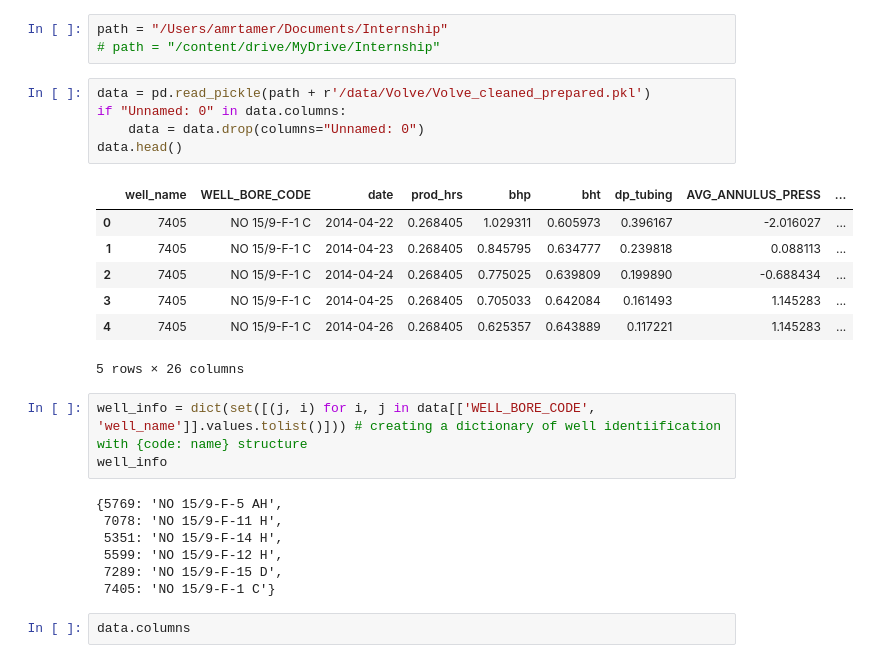
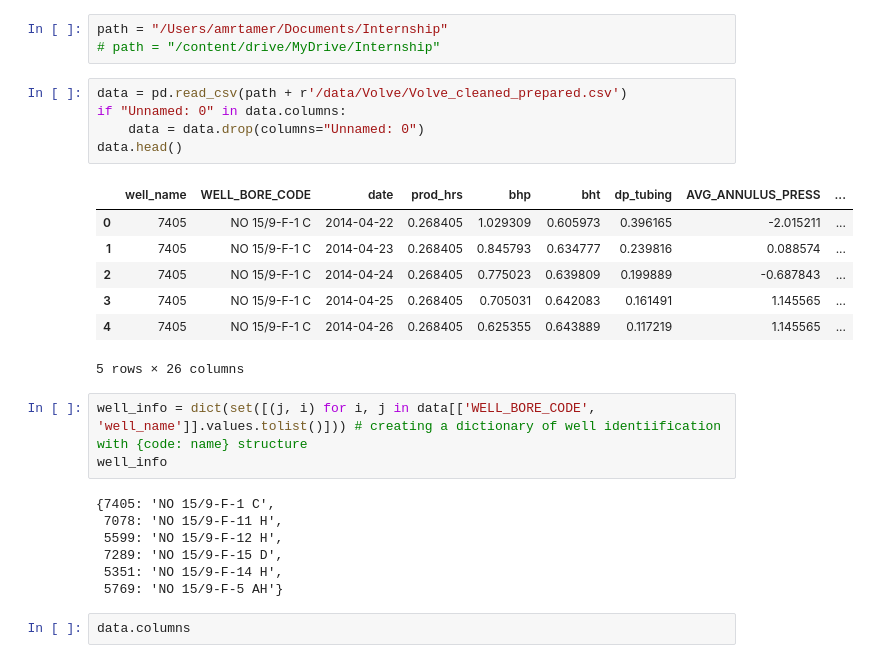
Before and after one commit to Amrtamer711/Internship, a Jupyter notebook: Models/Global/LSTM/LSTM.ipynb, the cells around one changed output. Saved outputs shown, nothing was run; the diff lists cells and outputs as text.

```diff
--- a/Models/Global/LSTM/LSTM.ipynb
+++ b/Models/Global/LSTM/LSTM.ipynb
@@ -21,28 +21,28 @@ from matplotlib.backends.backend_pdf import PdfPages
 path = "/Users/amrtamer/Documents/Internship"
 # path = "/content/drive/MyDrive/Internship"
 # %%
-data = pd.read_pickle(path + r'/data/Volve/Volve_cleaned_prepared.pkl')
+data = pd.read_csv(path + r'/data/Volve/Volve_cleaned_prepared.csv')
 if "Unnamed: 0" in data.columns:
     data = data.drop(columns="Unnamed: 0")
 data.head()
 # %% [output]
 |  | well_name | WELL_BORE_CODE | date | prod_hrs | bhp | bht | dp_tubing | AVG_ANNULUS_PRESS | ... |
-| 0 | 7405 | NO 15/9-F-1 C | 2014-04-22 | 0.268405 | 1.029311 | 0.605973 | 0.396167 | -2.016027 | ... |
-| 1 | 7405 | NO 15/9-F-1 C | 2014-04-23 | 0.268405 | 0.845795 | 0.634777 | 0.239818 | 0.088113 | ... |
-| 2 | 7405 | NO 15/9-F-1 C | 2014-04-24 | 0.268405 | 0.775025 | 0.639809 | 0.199890 | -0.688434 | ... |
-| 3 | 7405 | NO 15/9-F-1 C | 2014-04-25 | 0.268405 | 0.705033 | 0.642084 | 0.161493 | 1.145283 | ... |
-| 4 | 7405 | NO 15/9-F-1 C | 2014-04-26 | 0.268405 | 0.625357 | 0.643889 | 0.117221 | 1.145283 | ... |
+| 0 | 7405 | NO 15/9-F-1 C | 2014-04-22 | 0.268405 | 1.029309 | 0.605973 | 0.396165 | -2.015211 | ... |
+| 1 | 7405 | NO 15/9-F-1 C | 2014-04-23 | 0.268405 | 0.845793 | 0.634777 | 0.239816 | 0.088574 | ... |
+| 2 | 7405 | NO 15/9-F-1 C | 2014-04-24 | 0.268405 | 0.775023 | 0.639809 | 0.199889 | -0.687843 | ... |
+| 3 | 7405 | NO 15/9-F-1 C | 2014-04-25 | 0.268405 | 0.705031 | 0.642083 | 0.161491 | 1.145565 | ... |
+| 4 | 7405 | NO 15/9-F-1 C | 2014-04-26 | 0.268405 | 0.625355 | 0.643889 | 0.117219 | 1.145565 | ... |
 5 rows × 26 columns
 # %%
 well_info = dict(set([(j, i) for i, j in data[['WELL_BORE_CODE', 'well_name']].values.tolist()])) # creating a dictionary of well identiification with {code: name} structure
 well_info
 # %% [output]
-{5769: 'NO 15/9-F-5 AH',
+{7405: 'NO 15/9-F-1 C',
  7078: 'NO 15/9-F-11 H',
- 5351: 'NO 15/9-F-14 H',
  5599: 'NO 15/9-F-12 H',
  7289: 'NO 15/9-F-15 D',
- 7405: 'NO 15/9-F-1 C'}
+ 5351: 'NO 15/9-F-14 H',
+ 5769: 'NO 15/9-F-5 AH'}
 # %%
 data.columns
 # %% [output]
```
Also changed, not shown: parts of 18 cells of this notebook, 4 other files.
